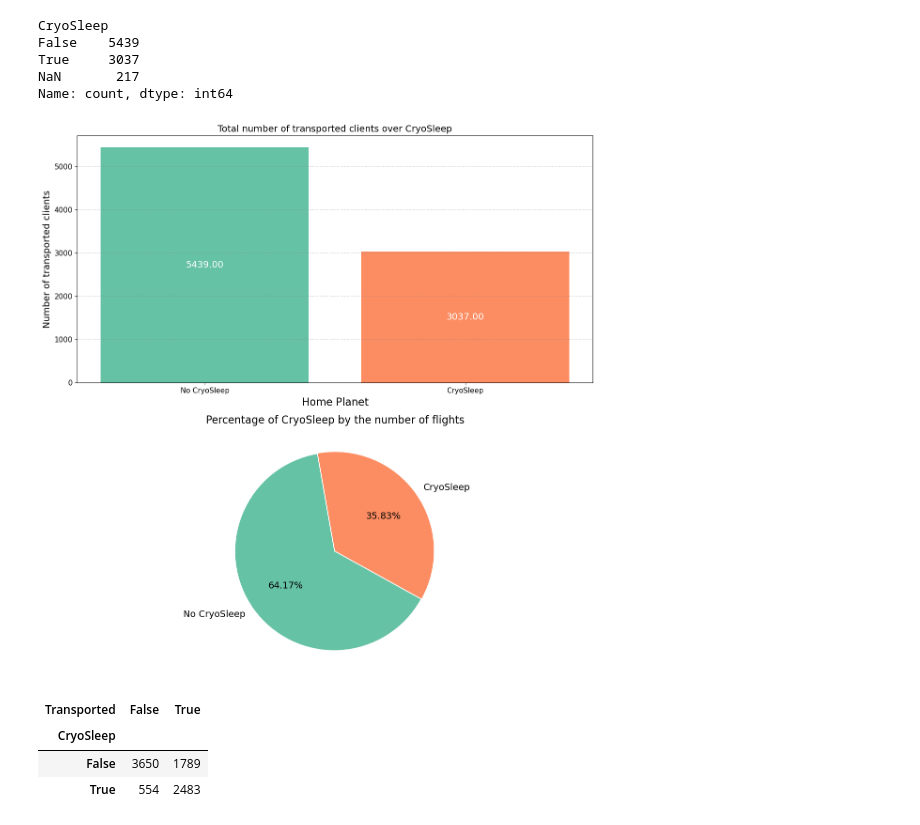
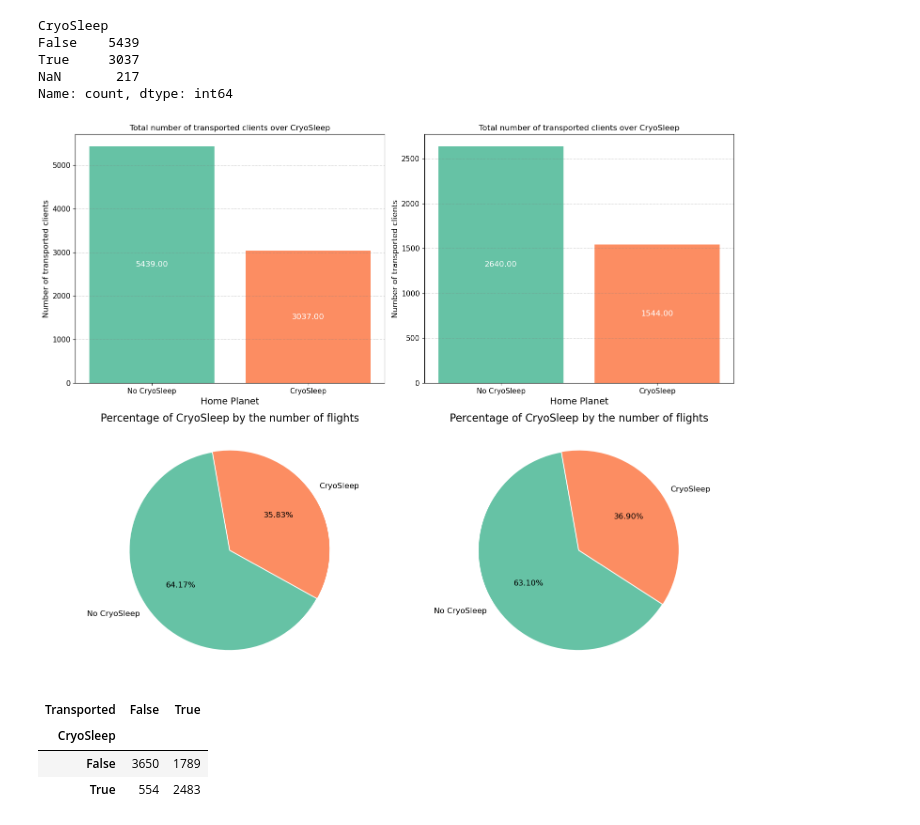
Before and after one commit to Lighter01/DS_elyra, a Jupyter notebook: data_cleaning.ipynb, the cells around one changed output. Drawn from its saved outputs; the diff is of its cells as text; code cells hidden in the pictures.

```diff
--- a/data_cleaning.ipynb
+++ b/data_cleaning.ipynb
@@ -274,10 +274,10 @@ def plot_size(column, labels, explode, palette):
 # %%
-def plot_size_multiple(dfs, column, labels, explode, palette, width=6, height=5):
+def plot_size_multiple(dfs, column, labels, explode, palette, width=15, height=6):
     df_number = len(dfs)
     fig, axs = plt.subplots(df_number, 2, figsize=(width, height * df_number), tight_layout=True)
 
     for i, df in enumerate(dfs):
-        values = df_train[column].value_counts()
+        values = df[column].value_counts()
 
         lb = ''
         if labels == '':
@@ -285,18 +285,18 @@ def plot_size_multiple(dfs, column, labels, explode, palette, width=6, height=5)
         else:
             lb = labels
 
-        axs[i][0].bar(lb, values, color=palette)
-        axs[i][0].grid(True, color='grey', axis='y', linestyle='-.', linewidth=0.5, alpha=0.6)
-        axs[i][0].set_xlabel('Home Planet', fontsize=16)
-        axs[i][0].set_ylabel('Number of transported clients', fontsize=14)
-        axs[i][0].set_title(f'Total number of transported clients over {column}', fontsize=14)
-        axs[i][0].bar_label(ax[0].containers[0], \
-                    label_type='center', fmt='%.2f', fontsize=14, color='white')
-        axs[i][0].tick_params(axis='x', labelsize=11)
-        axs[i][0].tick_params(axis='y', labelsize=11)
+        axs[0][i].bar(lb, values, color=palette)
+        axs[0][i].grid(True, color='grey', axis='y', linestyle='-.', linewidth=0.5, alpha=0.6)
+        axs[0][i].set_xlabel('Home Planet', fontsize=14)
+        axs[0][i].set_ylabel('Number of transported clients', fontsize=12)
+        axs[0][i].set_title(f'Total number of transported clients over {column}', fontsize=12)
+        axs[0][i].bar_label(axs[0][i].containers[0], \
+                    label_type='center', fmt='%.2f', fontsize=12, color='white')
+        axs[0][i].tick_params(axis='x', labelsize=11)
+        axs[0][i].tick_params(axis='y', labelsize=11)
 
-        axs[i][1].pie(values, labels=lb, autopct='%1.2f%%', explode=explode, textprops={'fontsize':14}, startangle=100, colors=palette)
-        axs[i][1].set_title(f'Percentage of {column} by the number of flights', fontsize=16)
+        axs[1][i].pie(values, labels=lb, autopct='%1.2f%%', explode=explode, textprops={'fontsize':12}, startangle=100, colors=palette)
+        axs[1][i].set_title(f'Percentage of {column} by the number of flights', fontsize=16)
 
     plt.show()
 
@@ -448,7 +435,6 @@ df_train[df_train['HomePlanet'].isna()]['Transported'].mean()
 0.5124378109452736
 # %%
 df_train.loc[df_train['HomePlanet'].isna(), 'HomePlanet'] = 'Mars'
-df_test.loc[df_train['HomePlanet'].isna(), 'HomePlanet'] = 'Mars'
 # %%
 df_train['HomePlanet'].value_counts(dropna=False)
 # %% [output]
@@ -479,9 +465,9 @@ True     3037
 NaN       217
 Name: count, dtype: int64
 # %%
-plot_size('CryoSleep', ['No CryoSleep', 'CryoSleep'], (0.01, 0), palette)
+plot_size_multiple([df_train, df_test], 'CryoSleep', ['No CryoSleep', 'CryoSleep'], (0.01, 0), palette)
 # %% [output]
-[figure, old version]
+[figure, new version]
 # %%
 # df_cryo_transp = (df_train.groupby('CryoSleep')['Transported']
 #  .value_counts()
```
Also changed, not shown: parts of 26 cells of this notebook, 3 other files.
